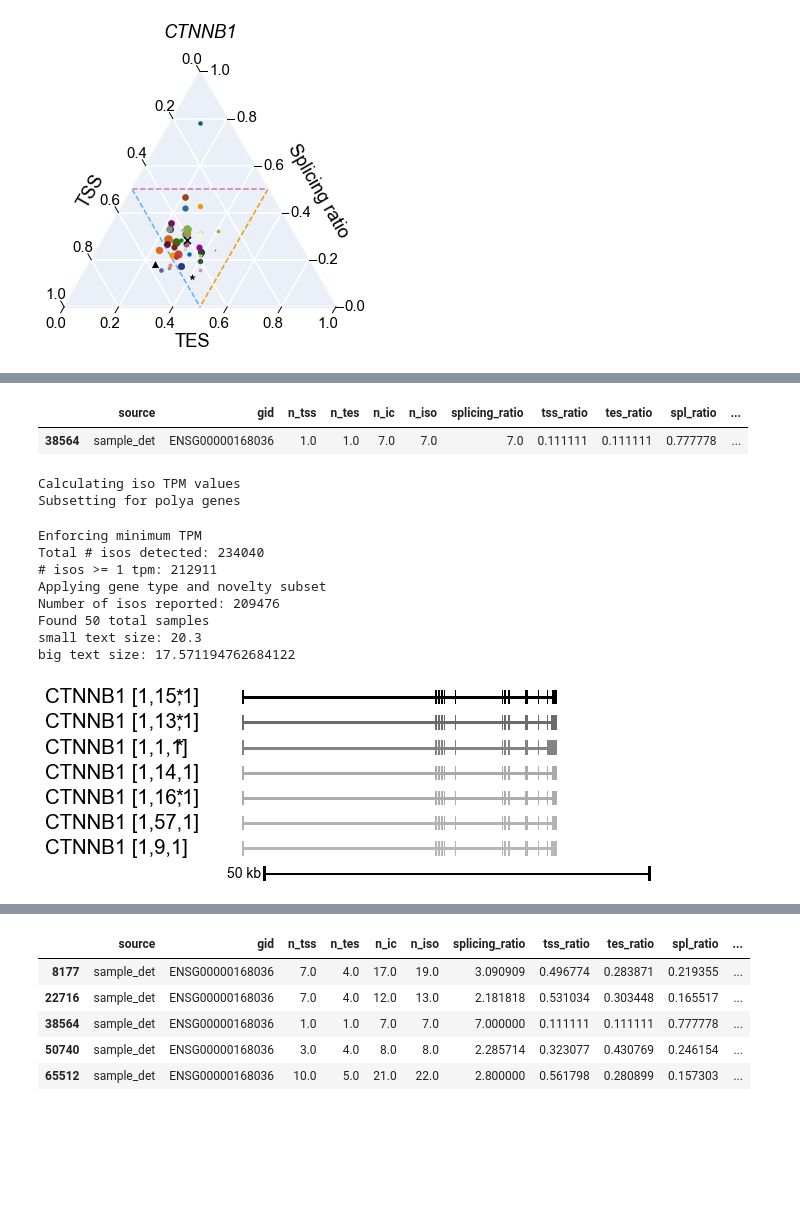
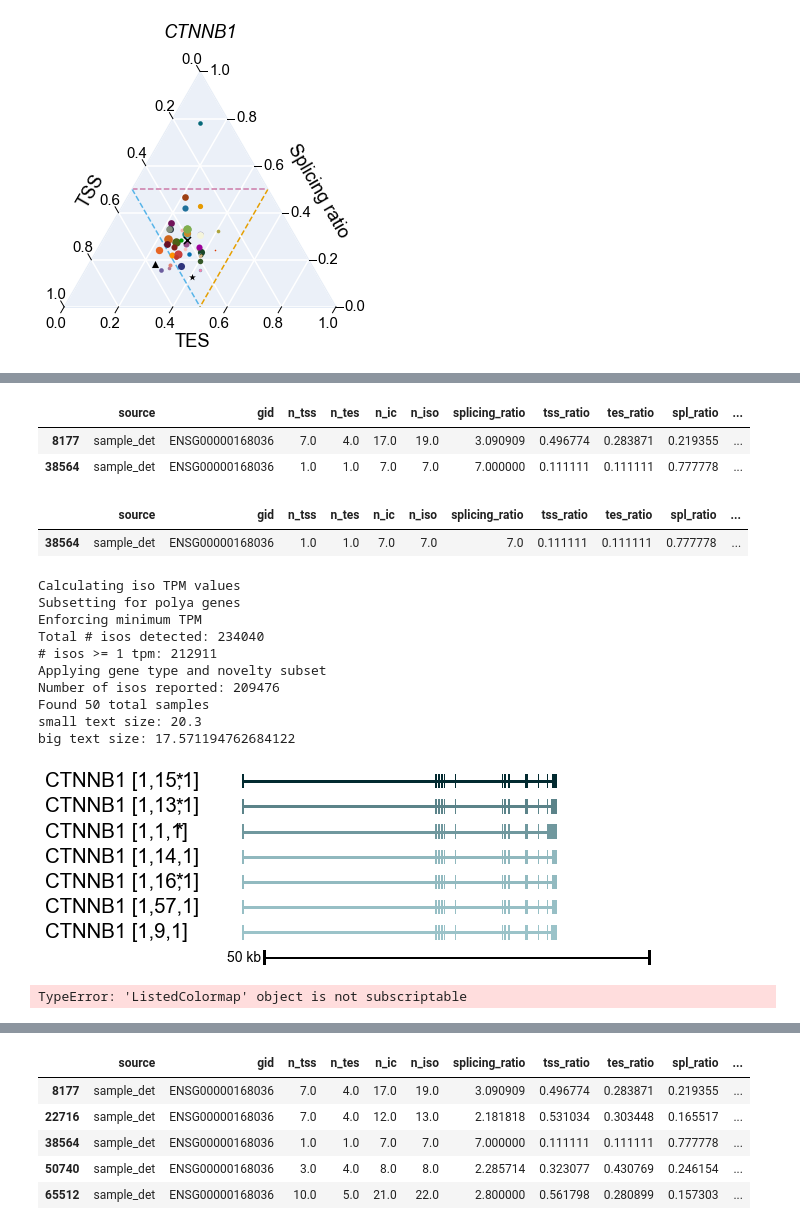
Before and after one commit to fairliereese/rnawg, a Jupyter notebook: lr_bulk/cerberus/triplets/high_variance_genes.ipynb, the cells around one changed output, grey strips where cells are left out. Cells and saved outputs as stored; diff of their text form; code cells hidden in the pictures; blank space fills up the shorter version.

```diff
--- a/lr_bulk/cerberus/triplets/high_variance_genes.ipynb
+++ b/lr_bulk/cerberus/triplets/high_variance_genes.ipynb
@@ -652,3 +656,9 @@ plot_simplex_here(ca, 'CTNNB1', dyn_dir)
+# %%
+ca.triplets.loc[(ca.triplets.gname=='CTNNB1')&(ca.triplets.source=='sample_det')&(ca.triplets['sample'].isin(['caco2', 'mcf10a']))]
+# %% [output]
+|  | source | gid | n_tss | n_tes | n_ic | n_iso | splicing_ratio | tss_ratio | tes_ratio | spl_ratio | ... |
+| 8177 | sample_det | ENSG00000168036 | 7.0 | 4.0 | 17.0 | 19.0 | 3.090909 | 0.496774 | 0.283871 | 0.219355 | ... |
+| 38564 | sample_det | ENSG00000168036 | 1.0 | 1.0 | 7.0 | 7.0 | 7.000000 | 0.111111 | 0.111111 | 0.777778 | ... |
 # %%
 ca.triplets.loc[(ca.triplets.gname=='CTNNB1')&(ca.triplets.source=='sample_det')&(ca.triplets.sector=='splicing')]
 # %% [output]
@@ -657,22 +667,36 @@ ca.triplets.loc[(ca.triplets.gname=='CTNNB1')&(ca.triplets.source=='sample_det')
 # %%
 gene = 'CTNNB1'
 obs_col = 'sample'
 obs_condition = 'mcf10a'
+light_shade = '#9bc3c9'
+dark_shade= '#022a30'
 ax, tpm_df = plot_browser_isos(ca, sg, gene,
                              obs_col, obs_condition,
                              filt_ab, major_set,
-                             h=0.2, ref_source='v40')
+                             h=0.2, ref_source='v40',
+                              light_shade=light_shade, dark_shade=dark_shade)
 fname = '{}{}_{}_isos_browser.pdf'.format(dyn_dir, gene.lower(), obs_condition)
 plt.savefig(fname, dpi=500)
 # %% [output]
 Calculating iso TPM values
 Subsetting for polya genes
+Enforcing minimum TPM
+Total # isos detected: 234040
+# isos >= 1 tpm: 212911
+Applying gene type and novelty subset
+Number of isos reported: 209476
+Found 50 total samples
+small text size: 20.3
+big text size: 17.571194762684122
-Enforcing minimum TPM
-Total # isos detected: 234040
-# isos >= 1 tpm: 212911
-Applying gene type and novelty subset
-Number of isos reported: 209476
-Found 50 total samples
-small text size: 20.3
-big text size: 17.571194762684122
-[figure, old version]
+[figure, new version]
+# %%
+light_shade = '#ffdeb3'
+dark_shade = '#804800'
+cmap = mpl.colors.LinearSegmentedColormap.from_list('', [light_shade, dark_shade])
+# print(cmap)
+# print(cmap(50))
+
+cmap = plt.get_cmap('magma')[0]
+print(cmap)
+# %% [output]
+TypeError: 'ListedColormap' object is not subscriptable
```
Also changed, not shown: parts of 7 cells of this notebook, 21 other files.
